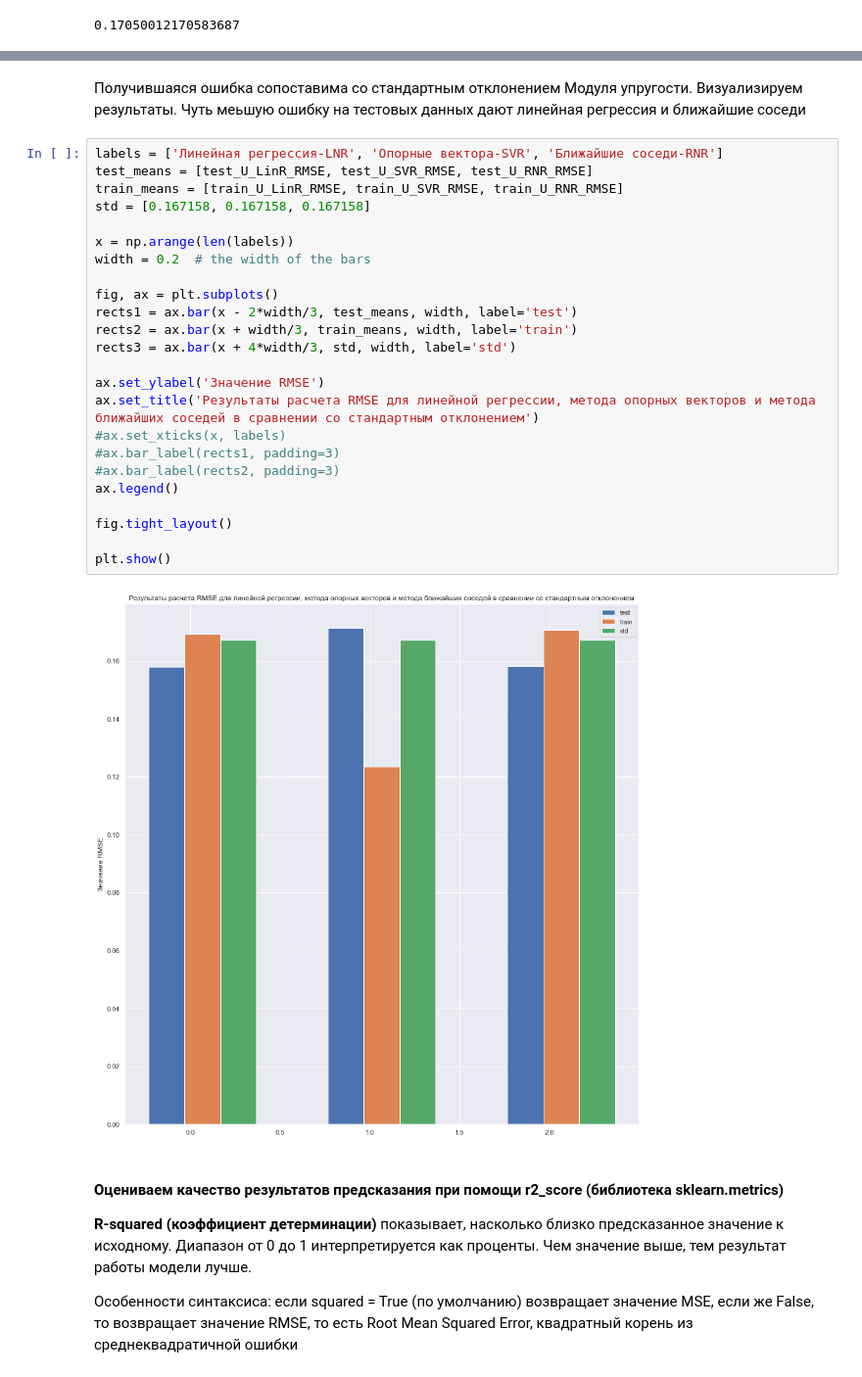
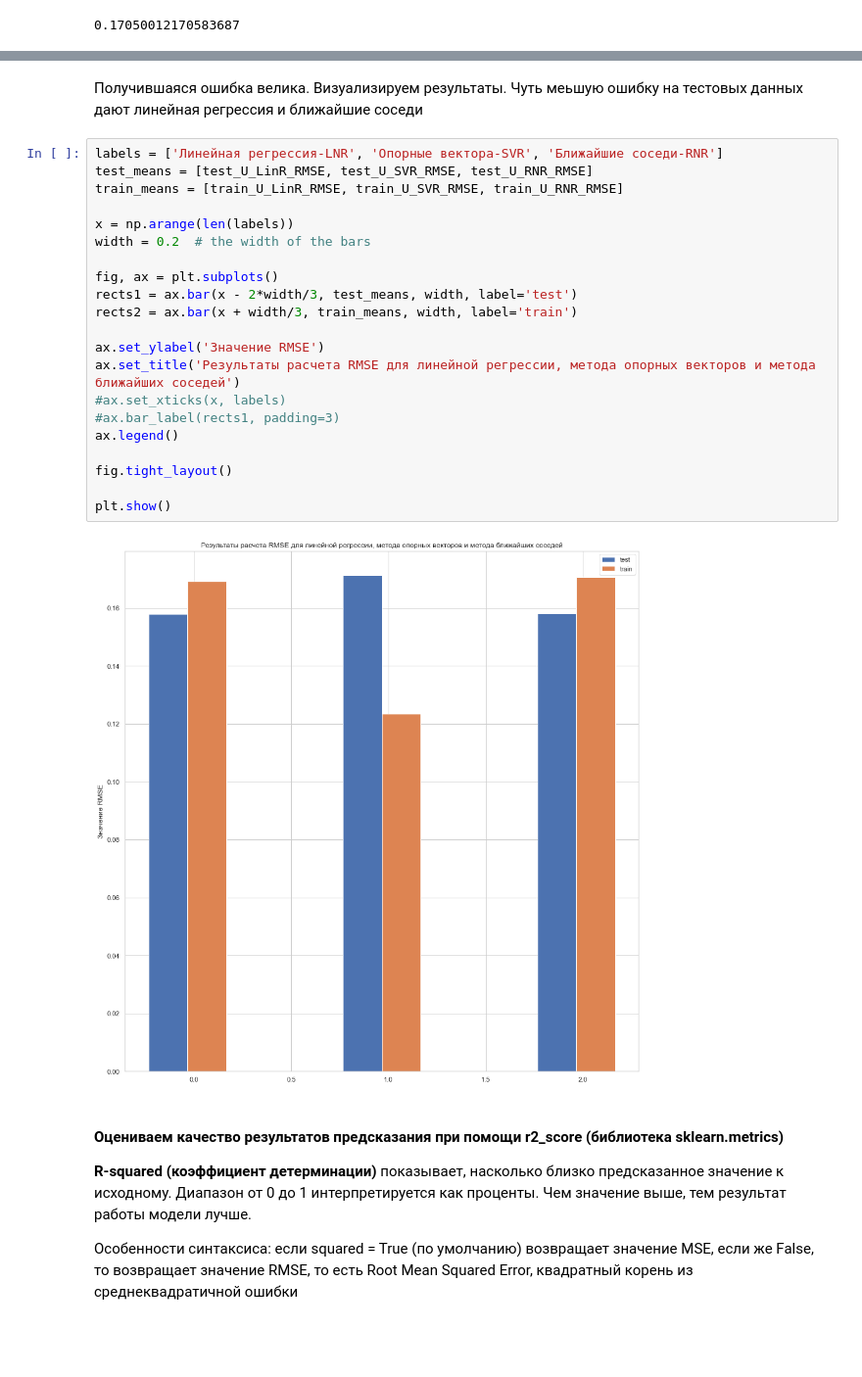
Before and after one commit to MarKlish/-_-, a Jupyter notebook: Klishina_VKR.ipynb, the cells around one changed output, grey strips where cells are left out. Shown at 98% size. Saved outputs shown, nothing was run; the diff lists cells and outputs as text; blank space fills up the shorter version.

```diff
--- a/Klishina_VKR.ipynb
+++ b/Klishina_VKR.ipynb
@@ -1349,32 +1333,29 @@ minmaxdata_z.describe()
 # %% [markdown]
-Получившаяся ошибка сопоставима со стандартным отклонением Модуля упругости.
+Получившаяся ошибка велика.
 Визуализируем результаты. Чуть меьшую ошибку на тестовых данных дают линейная регрессия и ближайшие соседи
 # %%
 labels = ['Линейная регрессия-LNR', 'Опорные вектора-SVR', 'Ближайшие соседи-RNR']
 test_means = [test_U_LinR_RMSE, test_U_SVR_RMSE, test_U_RNR_RMSE]
 train_means = [train_U_LinR_RMSE, train_U_SVR_RMSE, train_U_RNR_RMSE]
-std = [0.167158, 0.167158, 0.167158]
 
 x = np.arange(len(labels))
 width = 0.2  # the width of the bars
 
 fig, ax = plt.subplots()
 rects1 = ax.bar(x - 2*width/3, test_means, width, label='test')
 rects2 = ax.bar(x + width/3, train_means, width, label='train')
-rects3 = ax.bar(x + 4*width/3, std, width, label='std')
 
 ax.set_ylabel('Значение RMSE')
-ax.set_title('Результаты расчета RMSE для линейной регрессии, метода опорных векторов и метода ближайших соседей в сравнении со стандартным отклонением')
+ax.set_title('Результаты расчета RMSE для линейной регрессии, метода опорных векторов и метода ближайших соседей')
 #ax.set_xticks(x, labels)
 #ax.bar_label(rects1, padding=3)
-#ax.bar_label(rects2, padding=3)
 ax.legend()
 
 fig.tight_layout()
 
 plt.show()
 # %% [output]
-[figure, old version]
+[figure, new version]
 # %% [markdown]
 #### Оцениваем качество результатов предсказания при помощи **r2_score** (библиотека sklearn.metrics)
 
```
Also changed, not shown: parts of 31 cells of this notebook.
